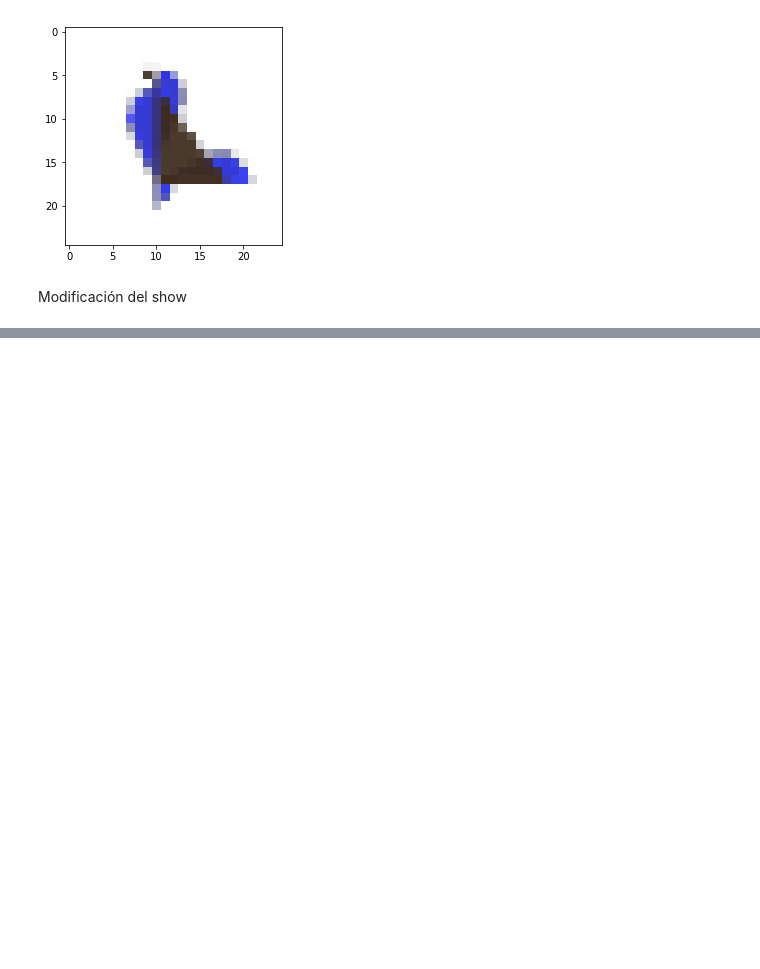
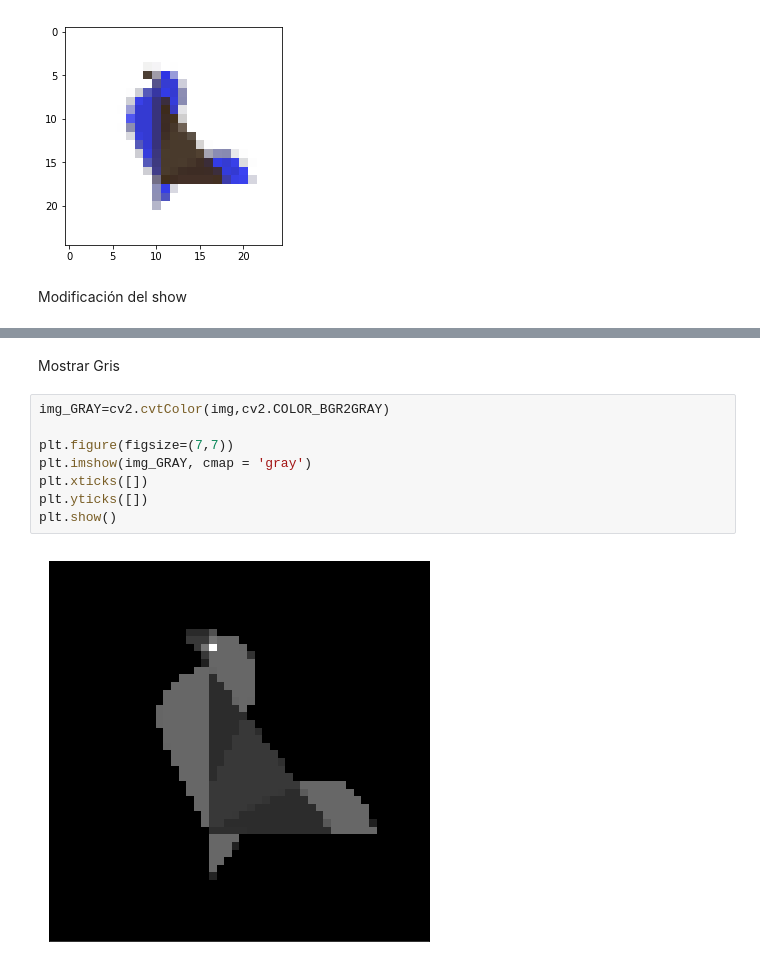
Before and after one commit to JoseDmultimedia/ProcesamientoImagenes, a Jupyter notebook: ClaseEjemplo.ipynb, the cells around one changed output, grey strips where cells are left out. Drawn from its saved outputs; the diff is of its cells as text; blank space fills up the shorter version.

```diff
--- a/ClaseEjemplo.ipynb
+++ b/ClaseEjemplo.ipynb
@@ -122,0 +132,12 @@ plt.show()
+# %% [markdown]
+Mostrar Gris
+# %%
+img_GRAY=cv2.cvtColor(img,cv2.COLOR_BGR2GRAY)
+
+plt.figure(figsize=(7,7))
+plt.imshow(img_GRAY, cmap = 'gray')
+plt.xticks([])
+plt.yticks([])
+plt.show()
+# %% [output]
+[figure, added]
```
Also changed, not shown: parts of 9 cells of this notebook.
